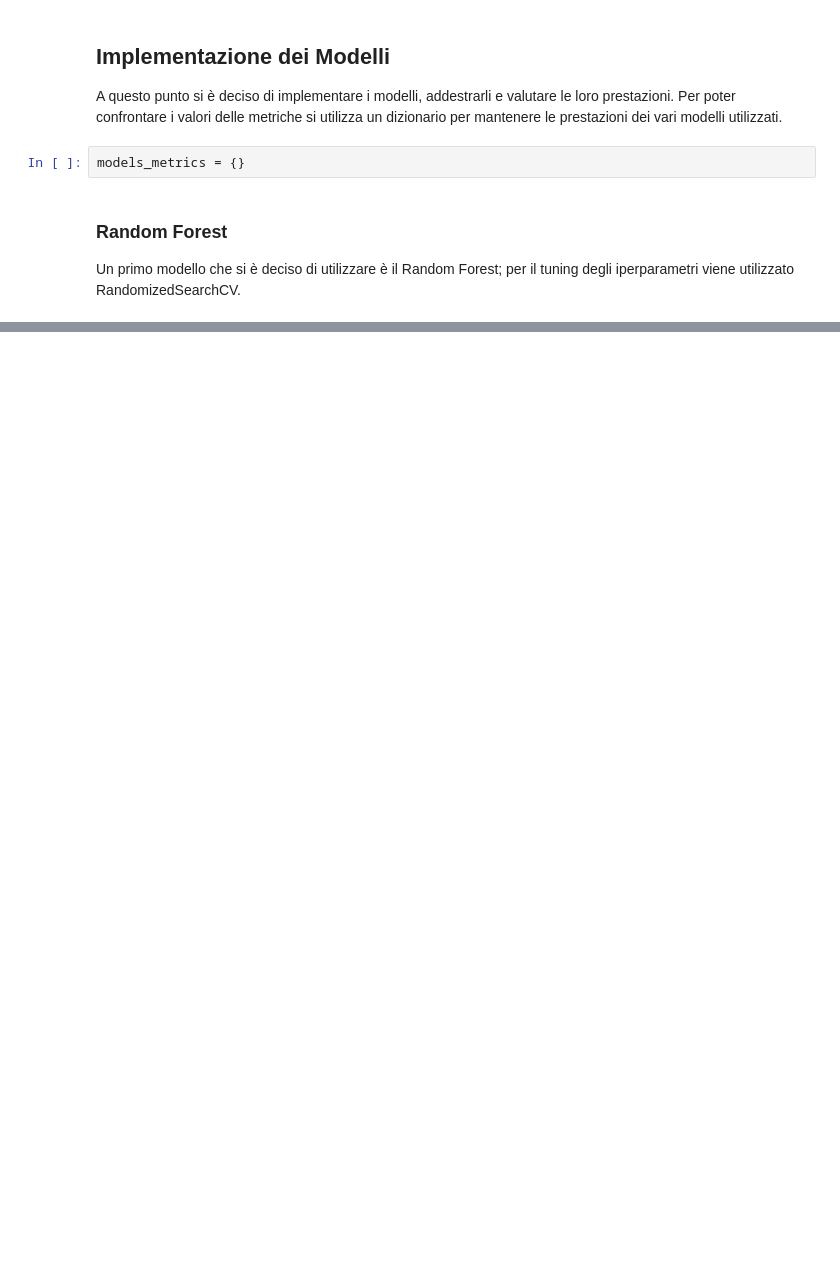
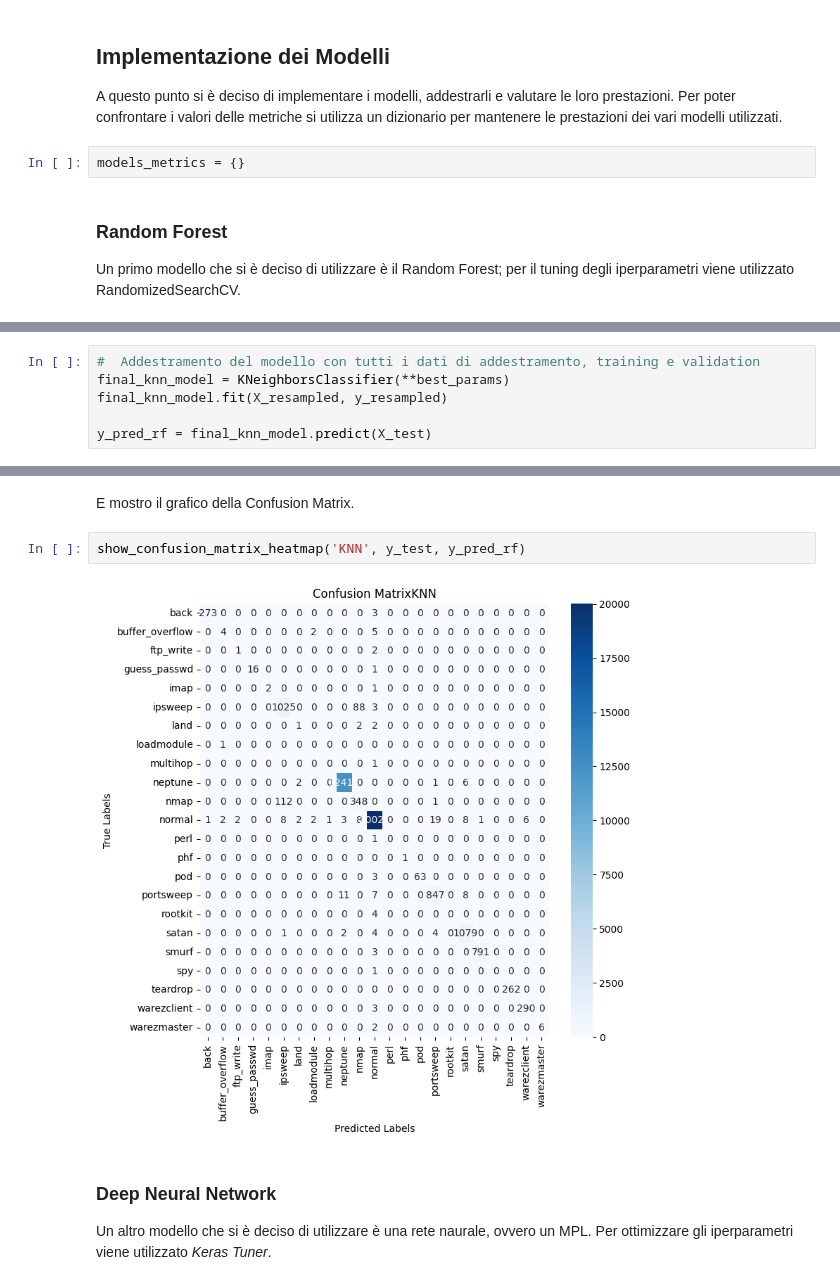
Before and after one commit to alessandro-cortese/Intrusion-Detection, a Jupyter notebook: intrusion_detection.ipynb, the cells around one changed output, grey strips where cells are left out. Saved outputs shown, nothing was run; the diff lists cells and outputs as text; blank space fills up the shorter version.

```diff
--- a/intrusion_detection.ipynb
+++ b/intrusion_detection.ipynb
@@ -330,0 +408,6 @@ TypeError: got an unexpected keyword argument 'samples'
+# %%
+#  Addestramento del modello con tutti i dati di addestramento, training e validation
+final_knn_model = KNeighborsClassifier(**best_params)
+final_knn_model.fit(X_resampled, y_resampled)
+
+y_pred_rf = final_knn_model.predict(X_test)
@@ -330,0 +437,10 @@ TypeError: got an unexpected keyword argument 'samples'
+# %% [markdown]
+E mostro il grafico della Confusion Matrix.
+# %%
+show_confusion_matrix_heatmap('KNN', y_test, y_pred_rf)
+# %% [output]
+[figure, added]
+# %% [markdown]
+### Deep Neural Network
+
+Un altro modello che si è deciso di utilizzare è una rete naurale, ovvero un MPL. Per ottimizzare gli iperparametri viene utilizzato *Keras Tuner*.
```
Also changed, not shown: parts of 18 cells of this notebook, 6 other files.
